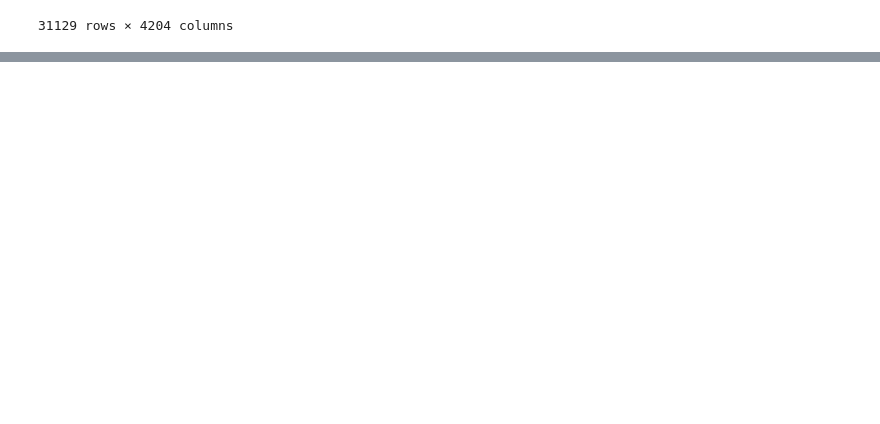
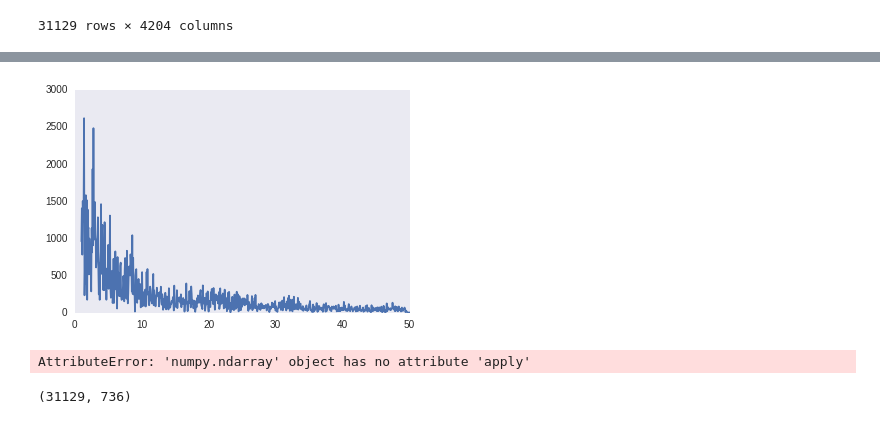
Before and after one commit to sofcalca/sleep, a Jupyter notebook: Exploratory_file.ipynb, the cells around one changed output, grey strips where cells are left out. Cells and saved outputs as stored; diff of their text form; code cells hidden in the pictures; blank space fills up the shorter version.

```diff
--- a/Exploratory_file.ipynb
+++ b/Exploratory_file.ipynb
@@ -161,0 +226,14 @@ train
+# %%
+def filt(y,low, high, freq):
+    filter_array = [i for i,f in enumerate(freq) if f>=low and f<=high]
+    return np.array([y[i] for i in filter_array])
+# %%
+plt.plot(filt(freq,1,50,freq),np.abs(filt(X_fft[18],1,50,freq)))
+plt.grid()
+plt.show()
+# %% [output]
+[figure, added]
+# %%
+X_fft.apply(lambda x: filt(y,1,50,x))
+# %% [output]
+AttributeError: 'numpy.ndarray' object has no attribute 'apply'
@@ -161,0 +242,4 @@ train
+# %%
+X_ffr.shape
+# %% [output]
+(31129, 736)
```
Also changed, not shown: parts of 12 cells of this notebook.
